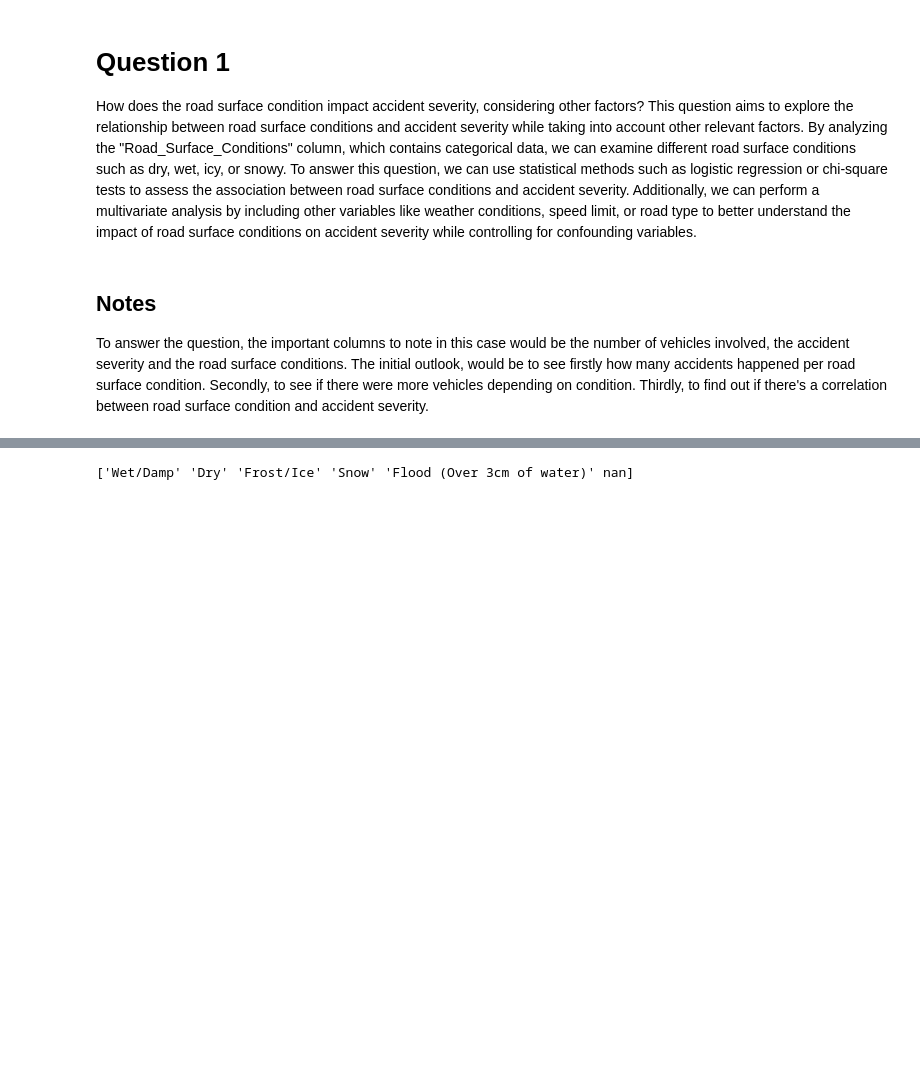
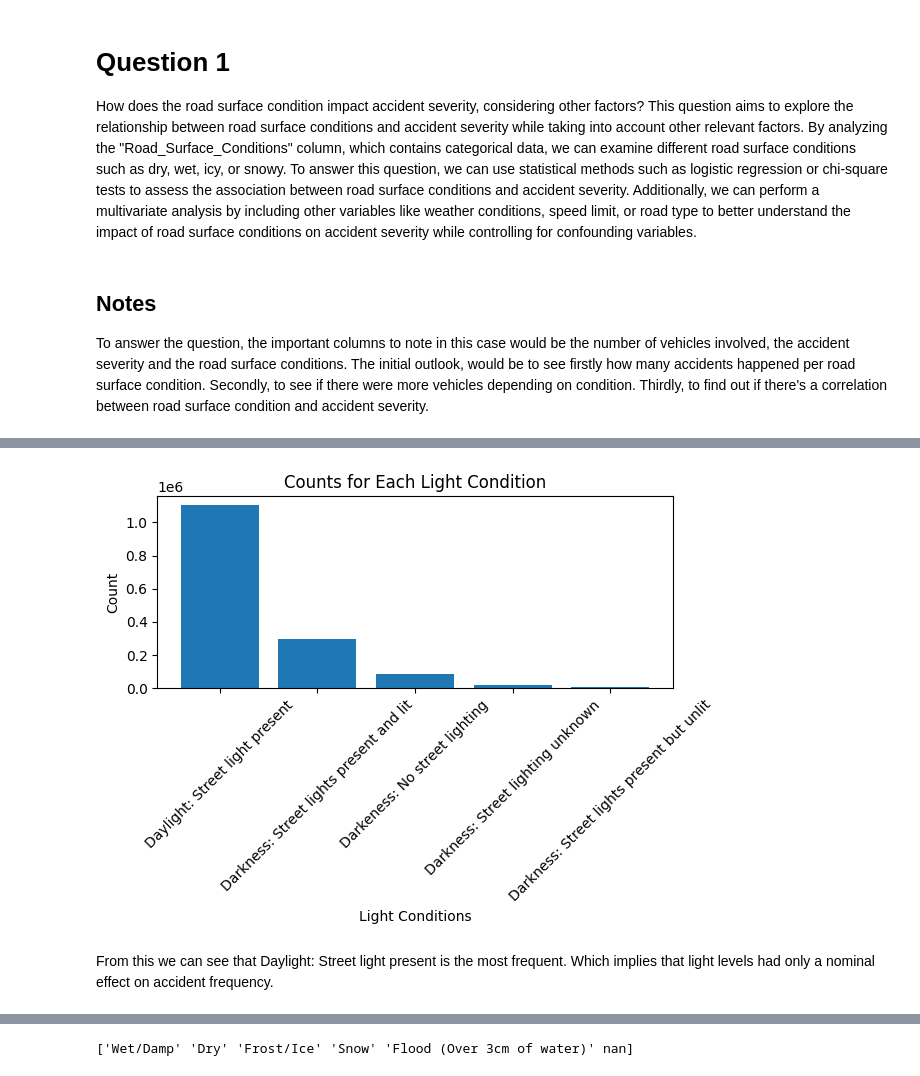
Before and after one commit to Nom115/traffic_accident_analysis, a Jupyter notebook: traffic_accidents.ipynb, the cells around one changed output, grey strips where cells are left out. Saved outputs shown, nothing was run; the diff lists cells and outputs as text; code cells hidden in the pictures; blank space fills up the shorter version.

```diff
--- a/traffic_accidents.ipynb
+++ b/traffic_accidents.ipynb
@@ -72,0 +114,13 @@ To answer the question, the important columns to note in this case would be the
+# %%
+light_conditions_counts = q1_accident['Light_Conditions'].value_counts()
+plt.bar(light_conditions_counts.index, light_conditions_counts.values)
+plt.xlabel('Light Conditions')
+plt.ylabel('Count')
+plt.title('Counts for Each Light Condition')
+plt.xticks(rotation=45)
+plt.tight_layout()
+plt.show()
+# %% [output]
+[figure, added]
+# %% [markdown]
+From this we can see that Daylight: Street light present is the most frequent. Which implies that light levels had only a nominal effect on accident frequency.
```
Also changed, not shown: parts of 29 cells of this notebook.
